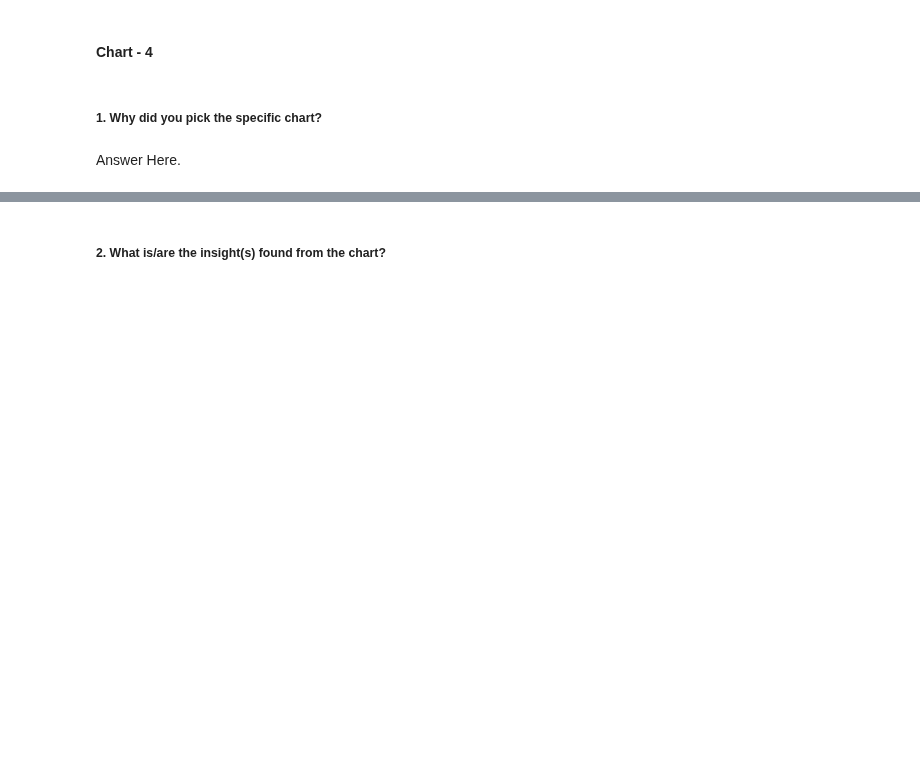
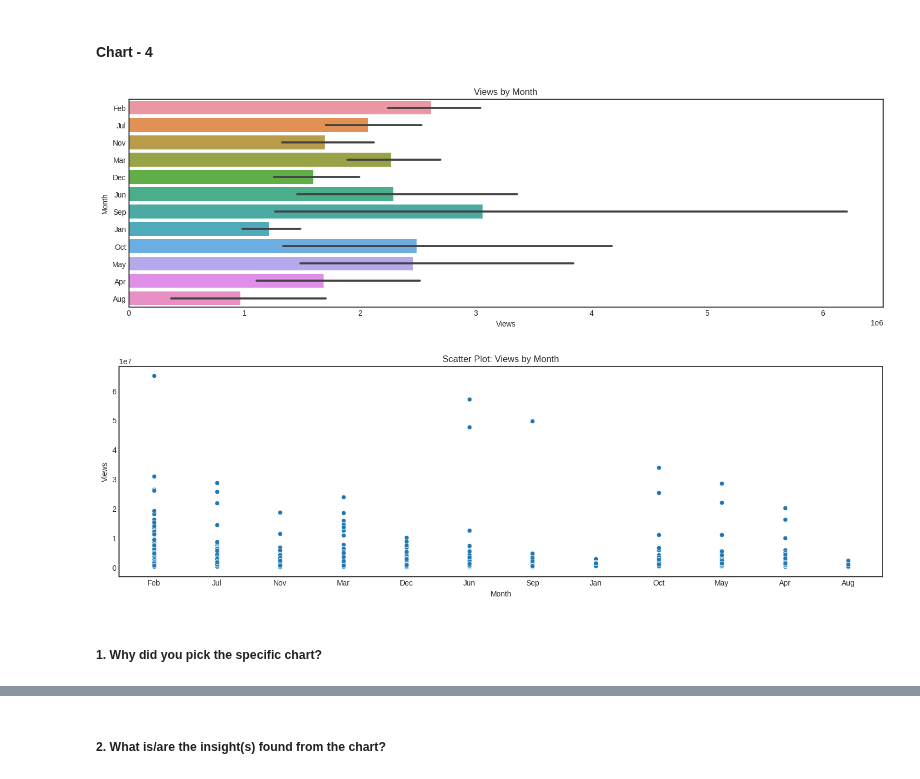
Before and after one commit to shubhamrai1318/TED_Talk_Views_Prediction, a Jupyter notebook: TED_Talk_Views_Prediction.ipynb, the cells around one changed output, grey strips where cells are left out. Saved outputs shown, nothing was run; the diff lists cells and outputs as text; code cells hidden in the pictures; blank space fills up the shorter version.

Commit message:
Data Visualization (Chart-4) completed

```diff
--- a/TED_Talk_Views_Prediction.ipynb
+++ b/TED_Talk_Views_Prediction.ipynb
@@ -700,4 +695,28 @@ sns.barplot(x='views', y='month', data=df)
+# %%
+# Chart - 4 visualization code
+
+# Set the figure size for the plot
+plt.figure(figsize = (18,5))
+# Create a bar plot with 'views' on the x-axis and 'month' on the y-axis
+sns.barplot(x='views', y='month', data=df)
+# Add appropriate labels and title to the plot
+plt.xlabel('Views')
+plt.ylabel('Month')
+plt.title('Views by Month')
+
+
+# Set the figure size for the Scatter plot
+plt.figure(figsize=(18, 5))
+# Create a scatter plot with 'month' on the x-axis and 'views' on the y-axis
+sns.scatterplot(x='month', y='views', data=df)
+# Add labels and title to the plot
+plt.xlabel('Month')
+plt.ylabel('Views')
+plt.title('Scatter Plot: Views by Month')
+# Display the plot
+plt.show()
+# %% [output]
+[figure, added]
+[figure, added]
 # %% [markdown]
 ##### 1. Why did you pick the specific chart?
-# %% [markdown]
-Answer Here.
```
Also changed, not shown: parts of 7 cells of this notebook.
